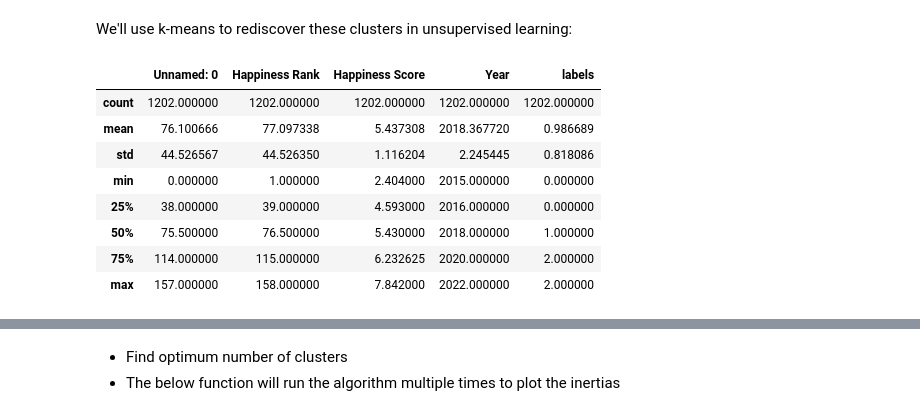
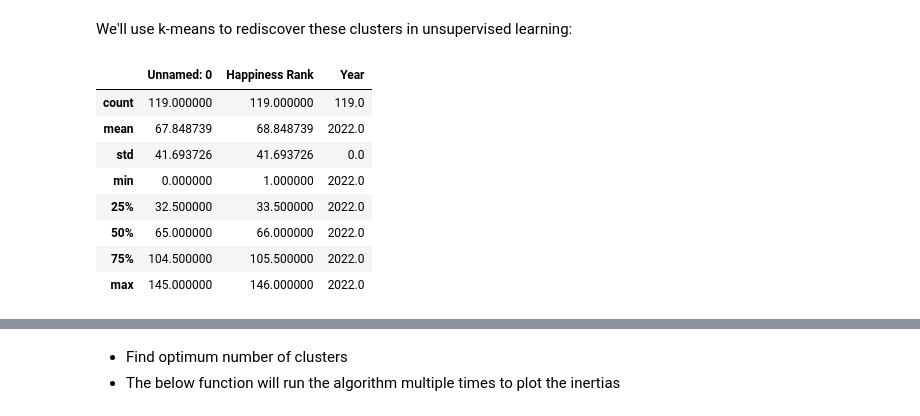
Before and after one commit to ConorDataHub/ML_Algorithm_Assignment, a Jupyter notebook: 7KMeansClustering.ipynb, the cells around one changed output, grey strips where cells are left out. Drawn from its saved outputs; the diff is of its cells as text; code cells hidden in the pictures.

```diff
--- a/7KMeansClustering.ipynb
+++ b/7KMeansClustering.ipynb
@@ -11,8 +11,8 @@ from sklearn.preprocessing import scale               # Used for scaling the dat
 import pandas as pd                                   # Will be used to load data from a csv file and also view data
 
 
-world_world_df = pd.read_csv("world_happiness.csv")
-world_world_df.head()
+w_df = pd.read_csv("w_happiness.csv")
+w_df.head()
 
 #Code comes from video https://www.youtube.com/watch?v=iNlZ3IU5Ffw&t=143s
 # %% [output]
@@ -25,17 +25,17 @@ world_world_df.head()
 # %% [markdown]
 We'll use k-means to rediscover these clusters in unsupervised learning:
 # %%
-world_df.dropna(inplace = True)         # Drops any null values in the dataset
+w_df.dropna(inplace = True)         # Drops any null values in the dataset
 # %%
-world_df.describe()                     # If all the null values are successfully removed then the count below should be the same for all the columns
+w_df.describe()                     # If all the null values are successfully removed then the count below should be the same for all the columns
 # %% [output]
-|  | Unnamed: 0 | Happiness Rank | Happiness Score | Year | labels |
-| count | 1202.000000 | 1202.000000 | 1202.000000 | 1202.000000 | 1202.000000 |
-| mean | 76.100666 | 77.097338 | 5.437308 | 2018.367720 | 0.986689 |
-| std | 44.526567 | 44.526350 | 1.116204 | 2.245445 | 0.818086 |
-| min | 0.000000 | 1.000000 | 2.404000 | 2015.000000 | 0.000000 |
-| 25% | 38.000000 | 39.000000 | 4.593000 | 2016.000000 | 0.000000 |
-| 50% | 75.500000 | 76.500000 | 5.430000 | 2018.000000 | 1.000000 |
-| 75% | 114.000000 | 115.000000 | 6.232625 | 2020.000000 | 2.000000 |
-| max | 157.000000 | 158.000000 | 7.842000 | 2022.000000 | 2.000000 |
+|  | Unnamed: 0 | Happiness Rank | Year |
+| count | 119.000000 | 119.000000 | 119.0 |
+| mean | 67.848739 | 68.848739 | 2022.0 |
+| std | 41.693726 | 41.693726 | 0.0 |
+| min | 0.000000 | 1.000000 | 2022.0 |
+| 25% | 32.500000 | 33.500000 | 2022.0 |
+| 50% | 65.000000 | 66.000000 | 2022.0 |
+| 75% | 104.500000 | 105.500000 | 2022.0 |
+| max | 145.000000 | 146.000000 | 2022.0 |
 # %%
```
Also changed, not shown: parts of 6 cells of this notebook.
